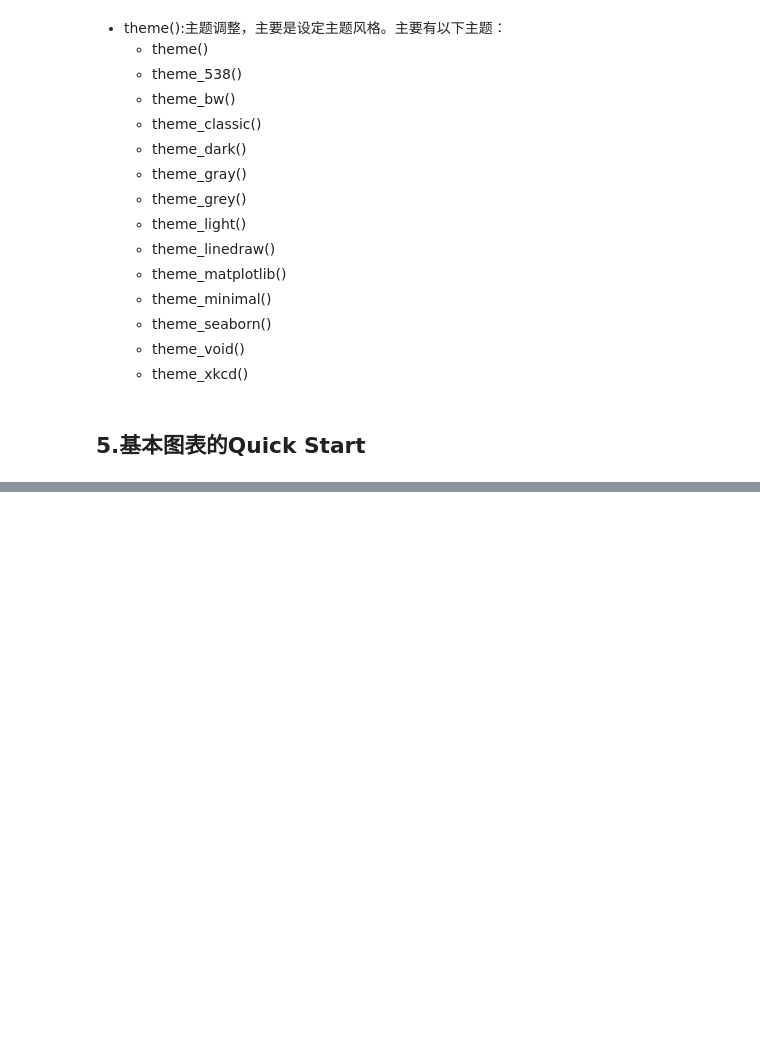
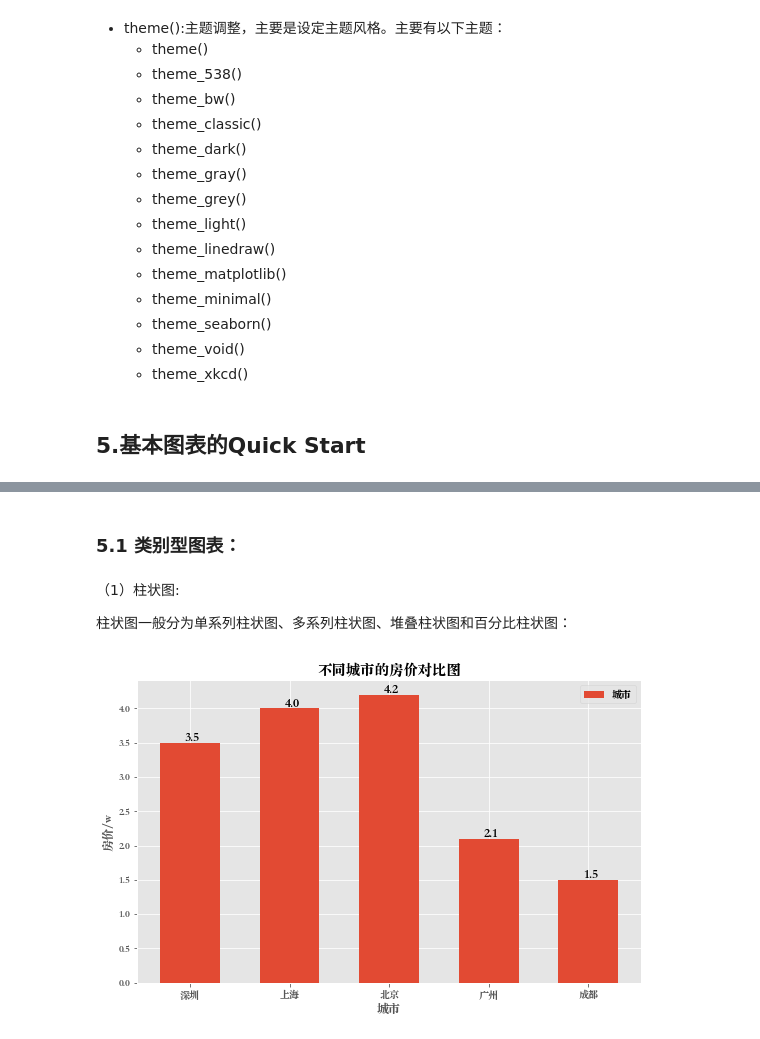
Before and after one commit to Git-Model/Modeling-Universe, a Jupyter notebook: Data-Story/统计分析之数据可视化/数据可视化之plotnine.ipynb, the cells around one changed output, grey strips where cells are left out. Cells and saved outputs as stored; diff of their text form; code cells hidden in the pictures; blank space fills up the shorter version.

```diff
--- a/Data-Story/统计分析之数据可视化/数据可视化之plotnine.ipynb
+++ b/Data-Story/统计分析之数据可视化/数据可视化之plotnine.ipynb
@@ -1360,0 +1389,36 @@ print(p1)   # 展示p1图像
+# %% [markdown]
+### 5.1 类别型图表：
+# %% [markdown]
+（1）柱状图:
+
+柱状图一般分为单系列柱状图、多系列柱状图、堆叠柱状图和百分比柱状图：
+# %%
+## Matplotlib绘制单系列柱状图：不同城市的房价对比
+data = pd.DataFrame({'city':['深圳', '上海', '北京', '广州', '成都'], 'house_price(w)':[3.5, 4.0, 4.2, 2.1, 1.5]})
+
+fig = plt.figure(figsize=(10,6))
+ax1 = fig.add_axes([0.15,0.15,0.7,0.7])  # [left, bottom, width, height], 它表示添加到画布中的矩形区域的左下角坐标(x, y)，以及宽度和高度
+plt.bar(data['city'], data['house_price(w)'], width=0.6, align='center', orientation='vertical', label='城市')
+"""
+x 表示x坐标，数据类型为int或float类型，也可以为str
+height 表示柱状图的高度，也就是y坐标值，数据类型为int或float类型
+width 表示柱状图的宽度，取值在0~1之间，默认为0.8
+bottom 柱状图的起始位置，也就是y轴的起始坐标
+align 柱状图的中心位置，"center","lege"边缘
+color 柱状图颜色
+edgecolor 边框颜色
+linewidth 边框宽度
+tick_label 下标标签
+log 柱状图y周使用科学计算方法，bool类型
+orientation 柱状图是竖直还是水平，竖直："vertical"，水平条："horizontal"
+"""
+plt.title("不同城市的房价对比图")   # 在axes1设置标题
+plt.xlabel("城市")    # 在axes1中设置x标签
+plt.ylabel("房价/w")    # 在axes1中设置y标签
+plt.grid(b=True, which='both')  # 在axes1中设置设置网格线
+for i in range(len(data)):
+    plt.text(i-0.05, data.iloc[i,]['house_price(w)']+0.01, data.iloc[i,]['house_price(w)'],fontsize=13)   # 添加数据注释
+plt.legend()
+plt.show()
+# %% [output]
+[figure, added]
```
Also changed, not shown: parts of 18 cells of this notebook.
